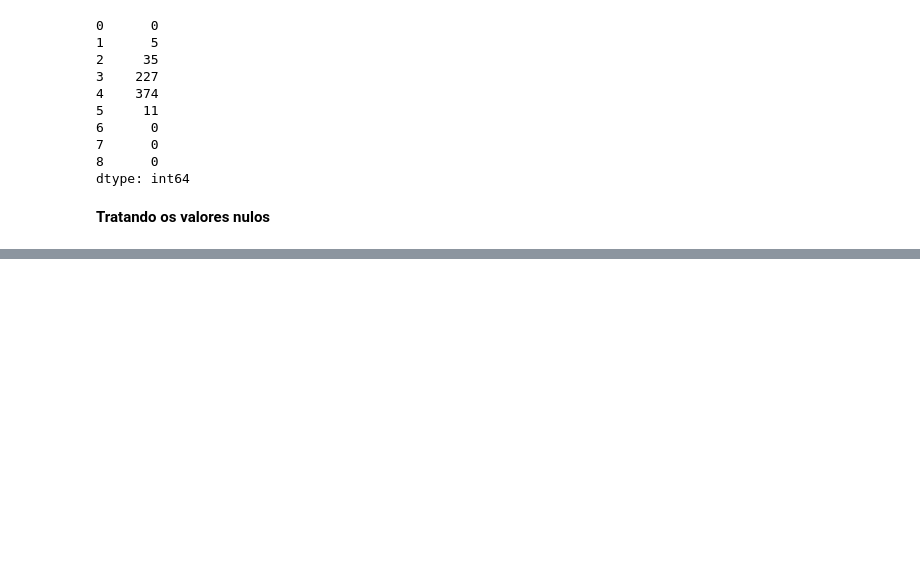
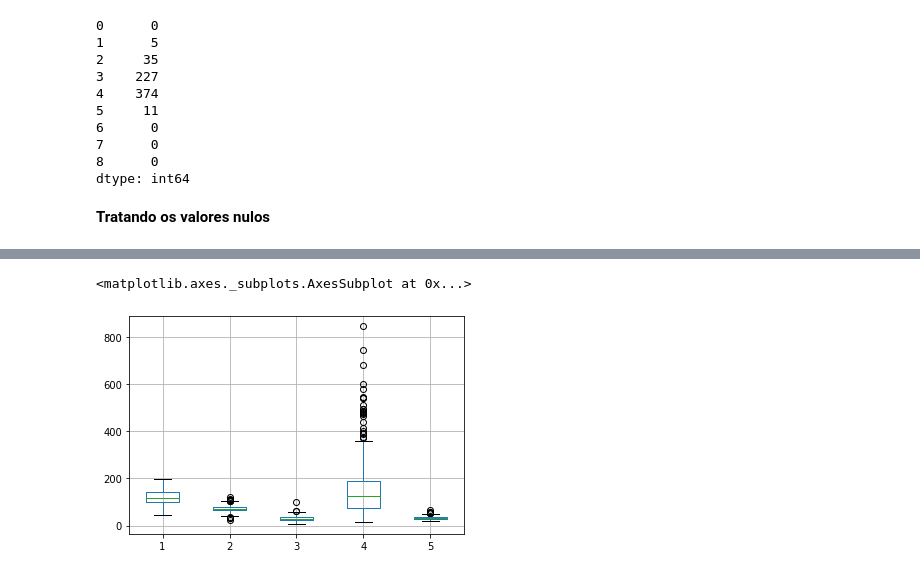
Before and after one commit to gthiagosilva/bootcamp_machine_learning, a Jupyter notebook: Aula_3_3_1_Preparando_o_Dataset.ipynb, the cells around one changed output, grey strips where cells are left out. Drawn from its saved outputs; the diff is of its cells as text; code cells hidden in the pictures; blank space fills up the shorter version.

```diff
--- a/Aula_3_3_1_Preparando_o_Dataset.ipynb
+++ b/Aula_3_3_1_Preparando_o_Dataset.ipynb
@@ -347,0 +387,6 @@ dtype: int64
+# %%
+#identificando os outliers
+pima_dataset.boxplot([1,2,3,4,5]) #"bolinhas' fora das caixas indicam os possíveis outliers
+# %% [output]
+<matplotlib.axes._subplots.AxesSubplot at 0x...>
+[figure, added]
```
Also changed, not shown: parts of 20 cells of this notebook.
